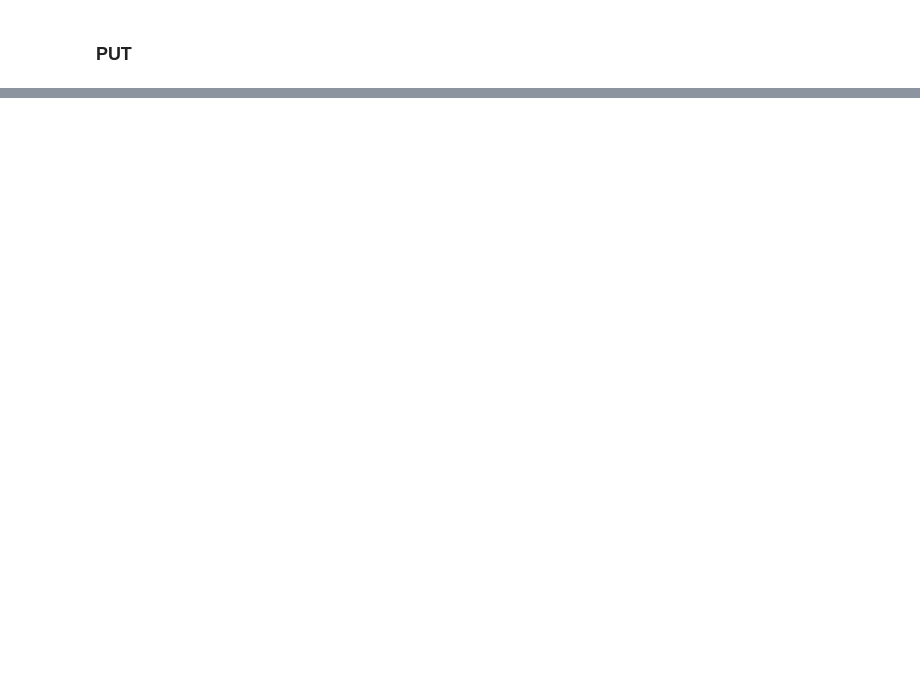
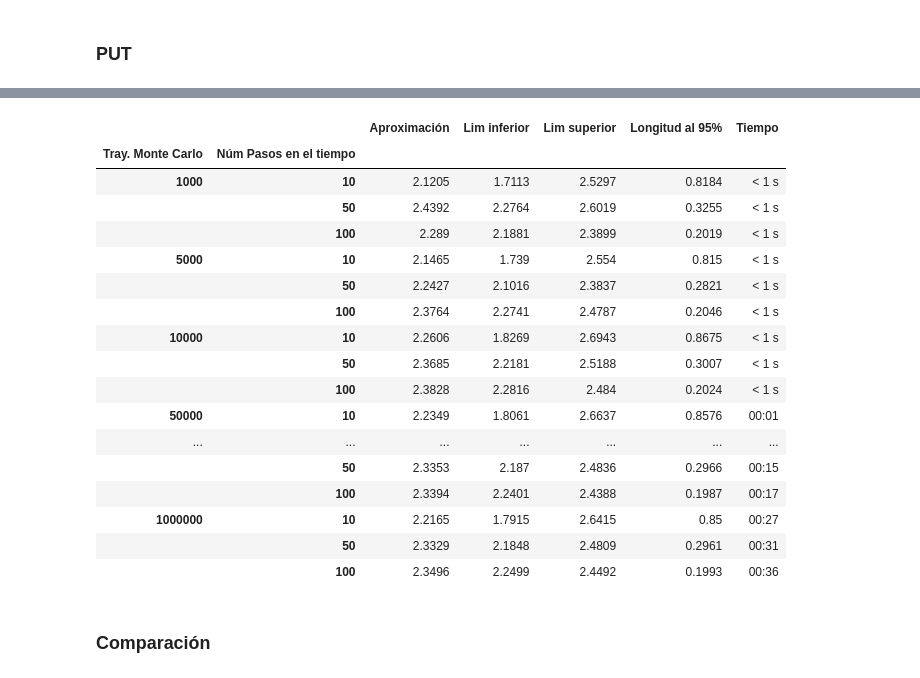
Before and after one commit to GerardoRVL97/TAREA_10_G_VAZQUEZ_C, a Jupyter notebook: TAREA_10_G_RUIZ_VAZQUEZ_C.ipynb, the cells around one changed output, grey strips where cells are left out. Saved outputs shown, nothing was run; the diff lists cells and outputs as text; code cells hidden in the pictures; blank space fills up the shorter version.

```diff
--- a/TAREA_10_G_RUIZ_VAZQUEZ_C.ipynb
+++ b/TAREA_10_G_RUIZ_VAZQUEZ_C.ipynb
@@ -336,0 +427,4 @@ TrapPut
+# %%
+NbTraj = np.array([1000,5000,10000,50000,100000,500000,1000000])
+M4 = list(map(lambda N_tra:list(map(lambda N_ste:Riemann_approach(K,r,S0,N_tra,N_ste,sigma,T,"put"),NbStep)),NbTraj))
+M4
@@ -336,0 +449,43 @@ TrapPut
+# %%
+Aprox_r_p = [M4[i][j][0] for i in range(7) for j in range(3)]
+Linf_r_p = [M4[i][j][1] for i in range(7) for j in range(3)]
+Lsup_r_p = [M4[i][j][2] for i in range(7) for j in range(3)]
+L95_r_p = [M4[i][j][3] for i in range(7) for j in range(3)]
+T1me_r_p = [M4[i][j][4] for i in range(7) for j in range(3)]
+# %%
+index = [('1000', 10), ('1000', 50), ('1000', 100),
+         ('5000', 10), ('5000', 50), ('5000', 100),
+         ('10000', 10), ('10000', 50), ('10000', 100),
+         ('50000', 10), ('50000', 50), ('50000', 100),
+         ('100000', 10), ('100000', 50), ('100000', 100),
+         ('500000', 10), ('500000', 50), ('500000', 100),
+         ('1000000', 10), ('1000000', 50), ('1000000', 100)]
+index = pd.MultiIndex.from_tuples(index, names=('Tray. Monte Carlo', 'Núm Pasos en el tiempo'))
+R_P = pd.DataFrame({'Aproximación':Aprox_r_p,
+                     'Lim inferior':Linf_r_p,
+                     'Lim superior':Lsup_r_p,
+                     'Longitud al 95%':L95_r_p,
+                     'Tiempo':T1me_r_p}, index= index)
+pd.set_option("display.max_rows",None)
+R_P
+# %% [output]
+|  |  | Aproximación | Lim inferior | Lim superior | Longitud al 95% | Tiempo |
+| Tray. Monte Carlo | Núm Pasos en el tiempo |  |  |  |  |  |
+| 1000 | 10 | 2.1205 | 1.7113 | 2.5297 | 0.8184 | < 1 s |
+|  | 50 | 2.4392 | 2.2764 | 2.6019 | 0.3255 | < 1 s |
+|  | 100 | 2.289 | 2.1881 | 2.3899 | 0.2019 | < 1 s |
+| 5000 | 10 | 2.1465 | 1.739 | 2.554 | 0.815 | < 1 s |
+|  | 50 | 2.2427 | 2.1016 | 2.3837 | 0.2821 | < 1 s |
+|  | 100 | 2.3764 | 2.2741 | 2.4787 | 0.2046 | < 1 s |
+| 10000 | 10 | 2.2606 | 1.8269 | 2.6943 | 0.8675 | < 1 s |
+|  | 50 | 2.3685 | 2.2181 | 2.5188 | 0.3007 | < 1 s |
+|  | 100 | 2.3828 | 2.2816 | 2.484 | 0.2024 | < 1 s |
+| 50000 | 10 | 2.2349 | 1.8061 | 2.6637 | 0.8576 | 00:01 |
+| ... | ... | ... | ... | ... | ... | ... |
+|  | 50 | 2.3353 | 2.187 | 2.4836 | 0.2966 | 00:15 |
+|  | 100 | 2.3394 | 2.2401 | 2.4388 | 0.1987 | 00:17 |
+| 1000000 | 10 | 2.2165 | 1.7915 | 2.6415 | 0.85 | 00:27 |
+|  | 50 | 2.3329 | 2.1848 | 2.4809 | 0.2961 | 00:31 |
+|  | 100 | 2.3496 | 2.2499 | 2.4492 | 0.1993 | 00:36 |
+# %% [markdown]
+### Comparación
```
Also changed, not shown: parts of 16 cells of this notebook.
